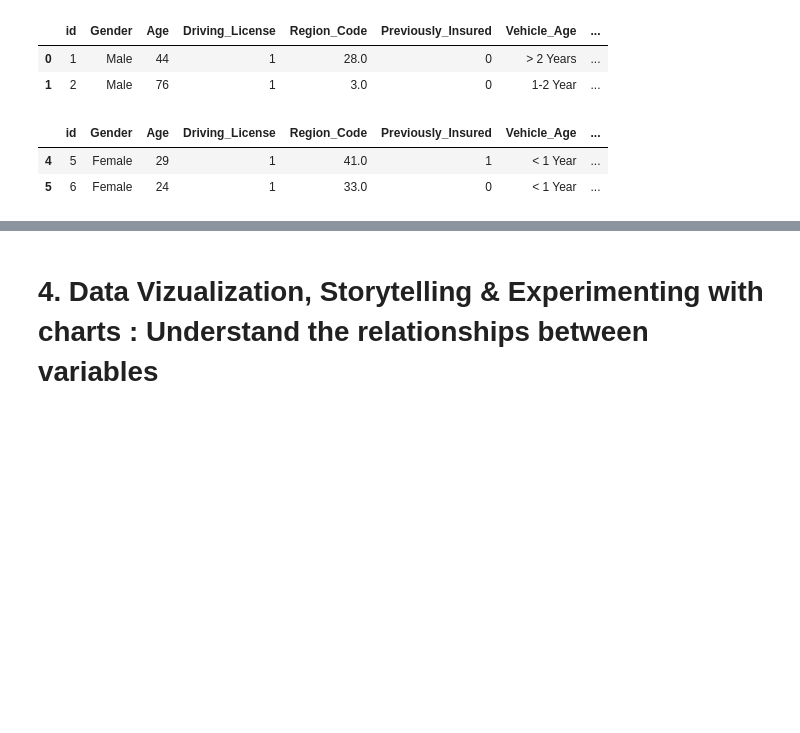
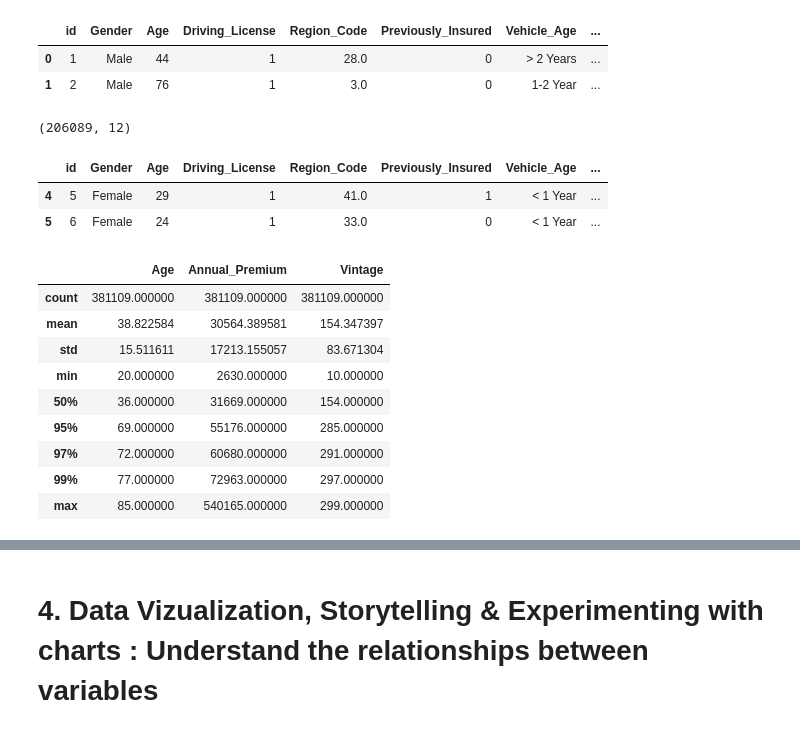
Before and after one commit to pi-mishra/HEALTH-INSURANCE-CROSS-SELL-PREDICTION, a Jupyter notebook: HEALTH_INSURANCE_CROSS_SELL_PREDICTION_(piyush).ipynb, the cells around one changed output, grey strips where cells are left out. Saved outputs shown, nothing was run; the diff lists cells and outputs as text; code cells hidden in the pictures; blank space fills up the shorter version.

```diff
--- a/HEALTH_INSURANCE_CROSS_SELL_PREDICTION_(piyush).ipynb
+++ b/HEALTH_INSURANCE_CROSS_SELL_PREDICTION_(piyush).ipynb
@@ -150,0 +138,2 @@ memory usage: 34.9+ MB
+# %%
+df_num = df[['Age', 'Annual_Premium','Vintage']]
@@ -181,9 +200,26 @@ male_data.head(2)
 |  | id | Gender | Age | Driving_License | Region_Code | Previously_Insured | Vehicle_Age | ... |
 | 0 | 1 | Male | 44 | 1 | 28.0 | 0 | > 2 Years | ... |
 | 1 | 2 | Male | 76 | 1 | 3.0 | 0 | 1-2 Year | ... |
+# %%
+male_data.shape
+# %% [output]
+(206089, 12)
 # %%
 female_data.head(2)
 # %% [output]
 |  | id | Gender | Age | Driving_License | Region_Code | Previously_Insured | Vehicle_Age | ... |
 | 4 | 5 | Female | 29 | 1 | 41.0 | 1 | < 1 Year | ... |
 | 5 | 6 | Female | 24 | 1 | 33.0 | 0 | < 1 Year | ... |
+# %%
+df_num.describe(percentiles=[0.99,0.97,0.95])
+# %% [output]
+|  | Age | Annual_Premium | Vintage |
+| count | 381109.000000 | 381109.000000 | 381109.000000 |
+| mean | 38.822584 | 30564.389581 | 154.347397 |
+| std | 15.511611 | 17213.155057 | 83.671304 |
+| min | 20.000000 | 2630.000000 | 10.000000 |
+| 50% | 36.000000 | 31669.000000 | 154.000000 |
+| 95% | 69.000000 | 55176.000000 | 285.000000 |
+| 97% | 72.000000 | 60680.000000 | 291.000000 |
+| 99% | 77.000000 | 72963.000000 | 297.000000 |
+| max | 85.000000 | 540165.000000 | 299.000000 |
```
Also changed, not shown: parts of 14 cells of this notebook.
